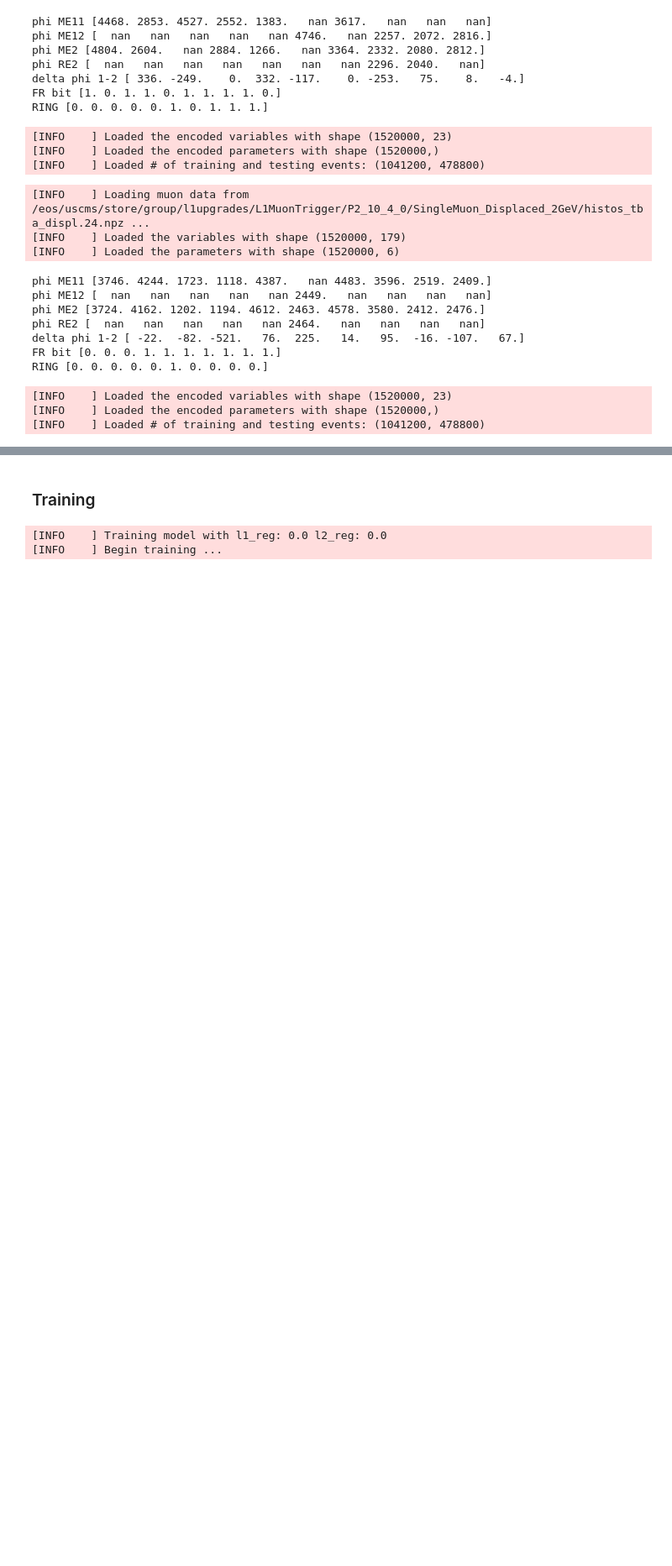
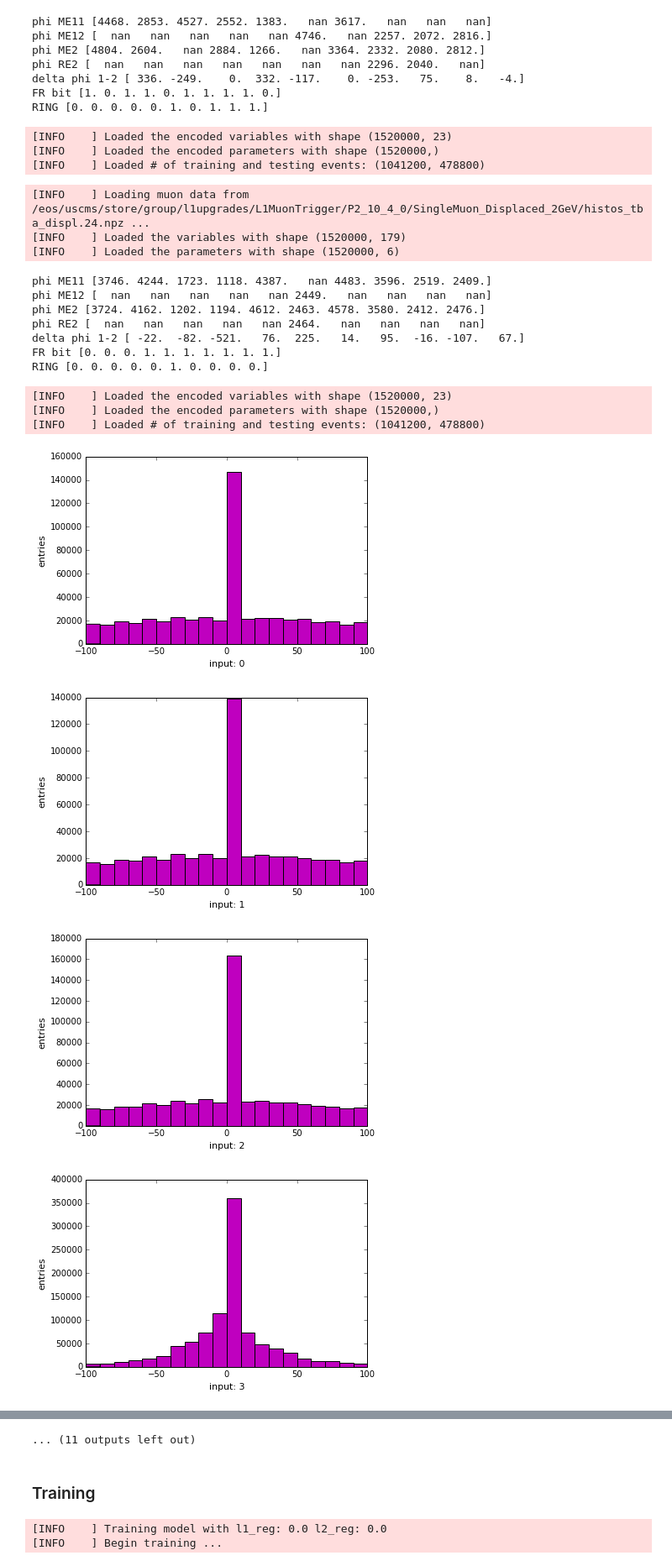
Before and after one commit to sergojin/L1TMuonSimulations, a Jupyter notebook: Analyzers/test10/mydispl1.ipynb, the cells around one changed output, grey strips where cells are left out. Shown at 84% size. Saved outputs shown, nothing was run; the diff lists cells and outputs as text; code cells hidden in the pictures; blank space fills up the shorter version.

Commit message:
efe's inputs

```diff
--- a/Analyzers/test10/mydispl1.ipynb
+++ b/Analyzers/test10/mydispl1.ipynb
@@ -127,3 +127,14 @@ RING [0. 0. 0. 0. 0. 1. 0. 0. 0. 0.]
 [INFO    ] Loaded the encoded variables with shape (1520000, 23)
 [INFO    ] Loaded the encoded parameters with shape (1520000,)
 [INFO    ] Loaded # of training and testing events: (1041200, 478800)
+# %%
+for t in range(0,23):
+    plt.figure()
+    plt.hist(x_train[:,t], bins=20, range=(-100,100), color='m')
+    plt.xlabel(r'input: %i' %t, fontsize =11)
+    plt.ylabel(r'entries', fontsize=11)
+# %% [output]
+[figure, added]
+[figure, added]
+[figure, added]
+[figure, added]
@@ -130,3 +149,4 @@ RING [0. 0. 0. 0. 0. 1. 0. 0. 0. 0.]
+... (11 outputs left out)
 # %% [markdown]
 ### Training
 # %%
```
Also changed, not shown: parts of 1 cell of this notebook, 1 other file.
